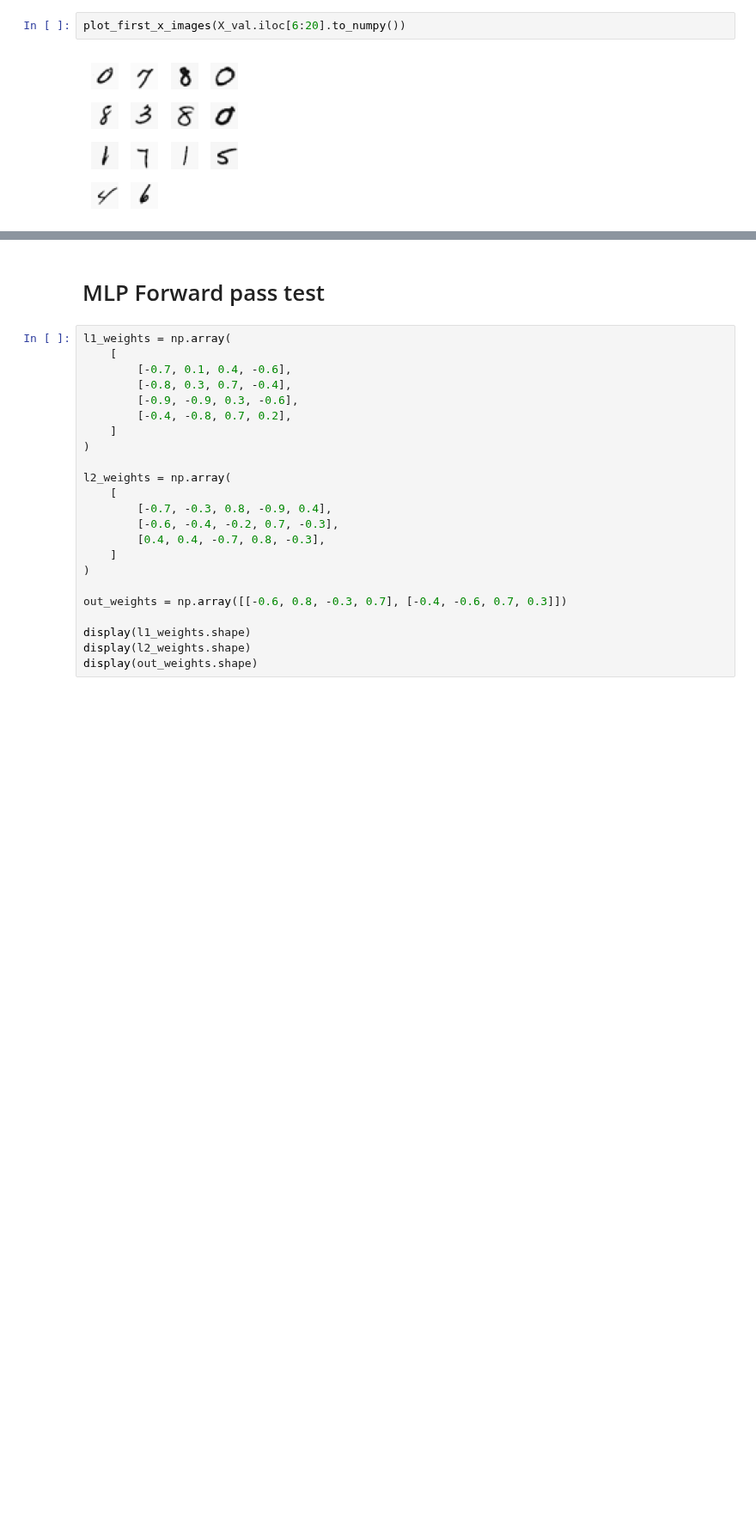
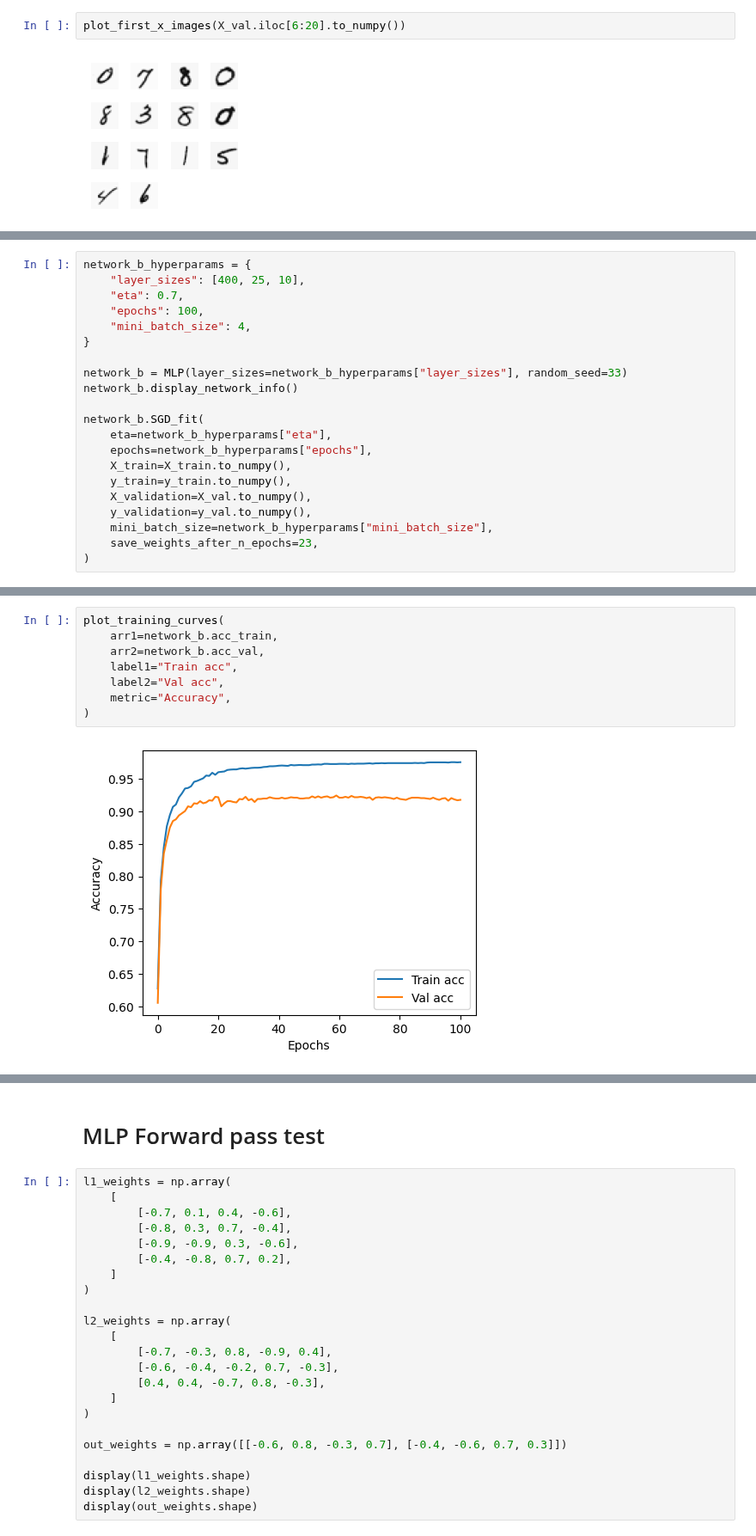
Before and after one commit to JouhC/ai-linearalgebra-probsets, a Jupyter notebook: notebooks/ps3_ann.ipynb, the cells around one changed output, grey strips where cells are left out. Shown at 86% size. Drawn from its saved outputs; the diff is of its cells as text; blank space fills up the shorter version.

```diff
--- a/notebooks/ps3_ann.ipynb
+++ b/notebooks/ps3_ann.ipynb
@@ -732,0 +757,21 @@ array([0., 7., 8., 0., 8., 3., 8., 0., 1., 7., 1., 5., 4., 6.])
+# %%
+network_b_hyperparams = {
+    "layer_sizes": [400, 25, 10],
+    "eta": 0.7,
+    "epochs": 100,
+    "mini_batch_size": 4,
+}
+
+network_b = MLP(layer_sizes=network_b_hyperparams["layer_sizes"], random_seed=33)
+network_b.display_network_info()
+
+network_b.SGD_fit(
+    eta=network_b_hyperparams["eta"],
+    epochs=network_b_hyperparams["epochs"],
+    X_train=X_train.to_numpy(),
+    y_train=y_train.to_numpy(),
+    X_validation=X_val.to_numpy(),
+    y_validation=y_val.to_numpy(),
+    mini_batch_size=network_b_hyperparams["mini_batch_size"],
+    save_weights_after_n_epochs=23,
+)
@@ -732,0 +796,10 @@ array([0., 7., 8., 0., 8., 3., 8., 0., 1., 7., 1., 5., 4., 6.])
+# %%
+plot_training_curves(
+    arr1=network_b.acc_train,
+    arr2=network_b.acc_val,
+    label1="Train acc",
+    label2="Val acc",
+    metric="Accuracy",
+)
+# %% [output]
+[figure, added]
```
Also changed, not shown: parts of 21 cells of this notebook.
